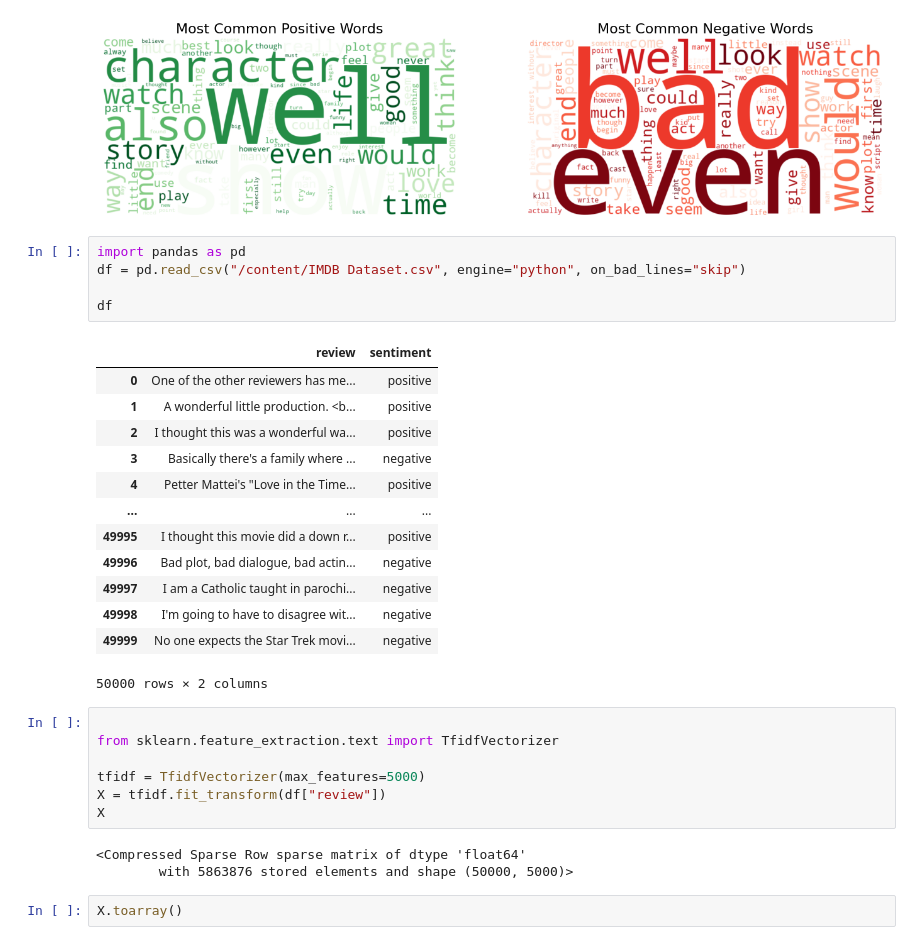
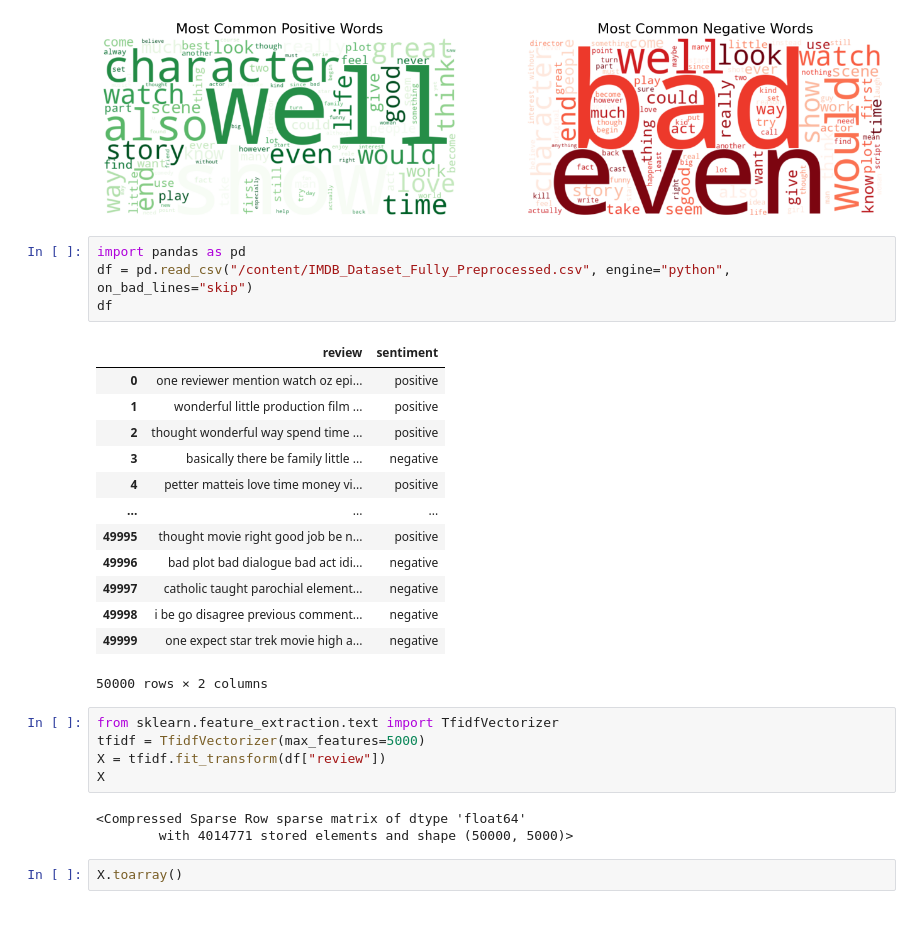
Before and after one commit to YoussefDiaa1/Project-ITI, a Jupyter notebook: English.ipynb, the cells around one changed output. Drawn from its saved outputs; the diff is of its cells as text.

```diff
--- a/English.ipynb
+++ b/English.ipynb
@@ -301,33 +301,30 @@ plt.show()
 [figure]
 # %%
 import pandas as pd
-df = pd.read_csv("/content/IMDB Dataset.csv", engine="python", on_bad_lines="skip")
-
+df = pd.read_csv("/content/IMDB_Dataset_Fully_Preprocessed.csv", engine="python", on_bad_lines="skip")
 df
 # %% [output]
 |  | review | sentiment |
-| 0 | One of the other reviewers has me... | positive |
-| 1 | A wonderful little production. <b... | positive |
-| 2 | I thought this was a wonderful wa... | positive |
-| 3 | Basically there's a family where ... | negative |
-| 4 | Petter Mattei's "Love in the Time... | positive |
+| 0 | one reviewer mention watch oz epi... | positive |
+| 1 | wonderful little production film ... | positive |
+| 2 | thought wonderful way spend time ... | positive |
+| 3 | basically there be family little ... | negative |
+| 4 | petter matteis love time money vi... | positive |
 | ... | ... | ... |
-| 49995 | I thought this movie did a down r... | positive |
-| 49996 | Bad plot, bad dialogue, bad actin... | negative |
-| 49997 | I am a Catholic taught in parochi... | negative |
-| 49998 | I'm going to have to disagree wit... | negative |
-| 49999 | No one expects the Star Trek movi... | negative |
+| 49995 | thought movie right good job be n... | positive |
+| 49996 | bad plot bad dialogue bad act idi... | negative |
+| 49997 | catholic taught parochial element... | negative |
+| 49998 | i be go disagree previous comment... | negative |
+| 49999 | one expect star trek movie high a... | negative |
 50000 rows × 2 columns
 # %%
-
 from sklearn.feature_extraction.text import TfidfVectorizer
-
 tfidf = TfidfVectorizer(max_features=5000)
 X = tfidf.fit_transform(df["review"])
 X
 # %% [output]
 <Compressed Sparse Row sparse matrix of dtype 'float64'
-        with 5863876 stored elements and shape (50000, 5000)>
+        with 4014771 stored elements and shape (50000, 5000)>
 # %%
 X.toarray()
 # %% [output]
```
Also changed, not shown: parts of 7 cells of this notebook.
